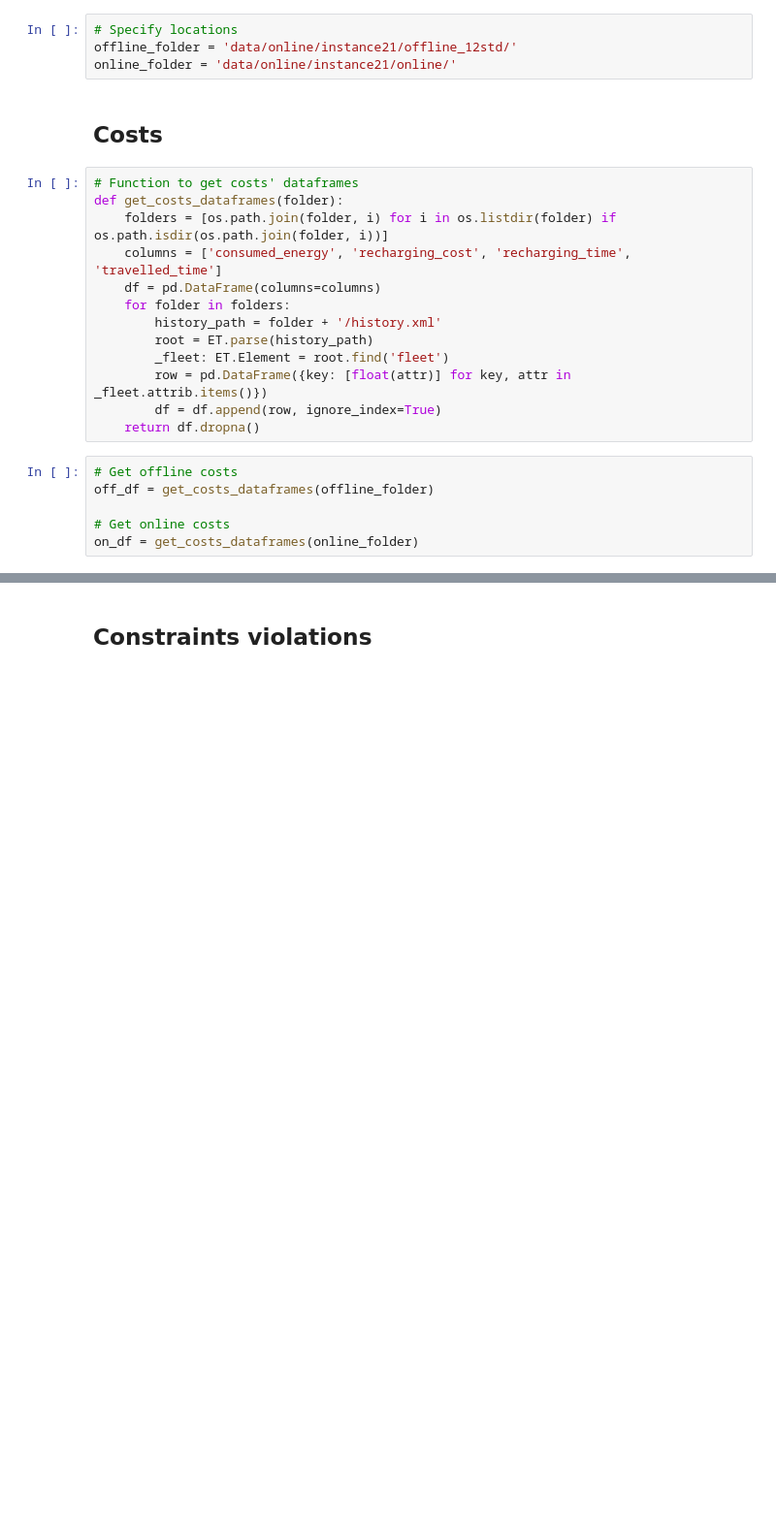
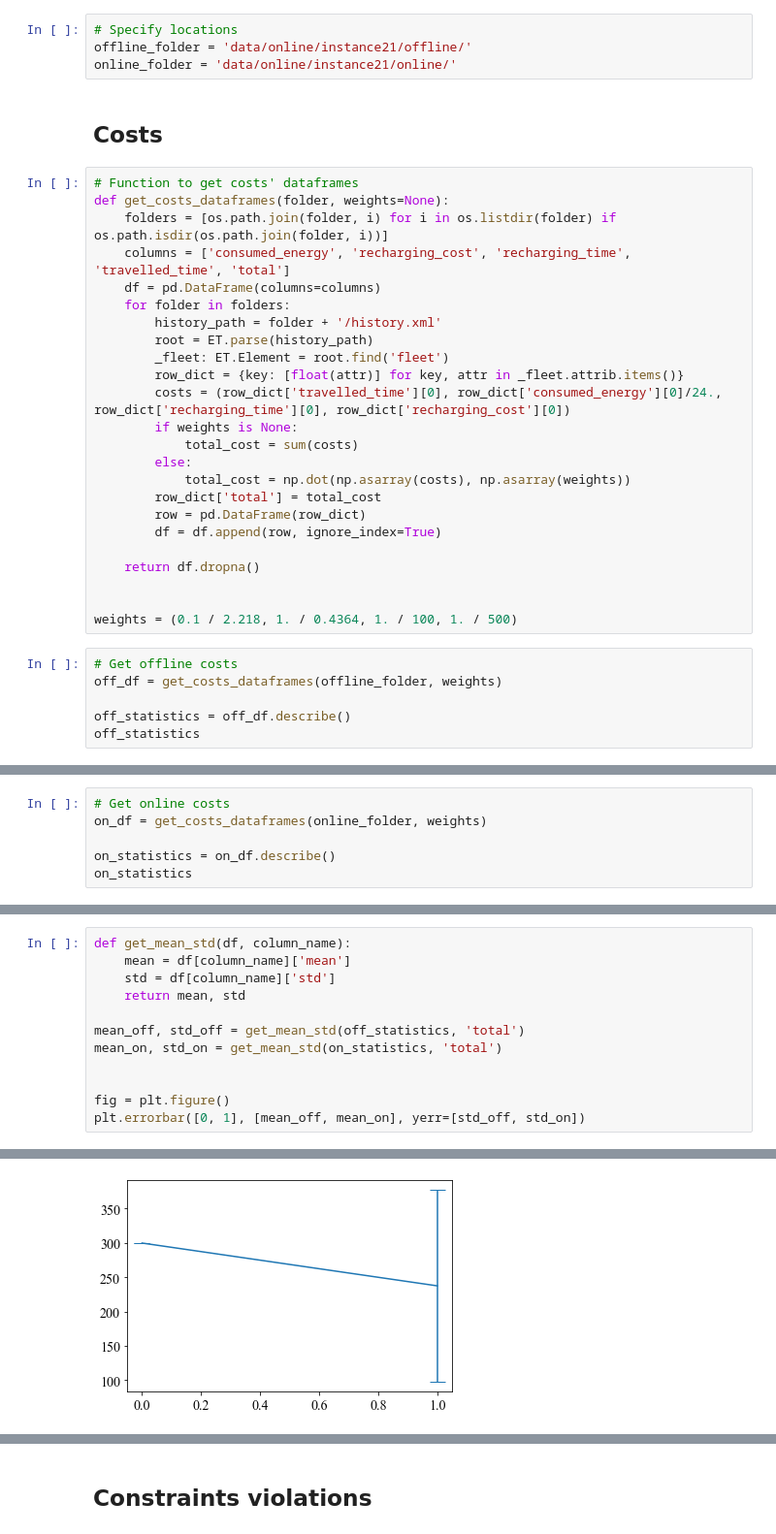
Before and after one commit to jpfutalef/DynamicStochasticElectricVRP, a Jupyter notebook: notebooks/OnlineResults.ipynb, the cells around one changed output, grey strips where cells are left out. Shown at 97% size. Cells and saved outputs as stored; diff of their text form; blank space fills up the shorter version.

Commit message:
Include data of instance21

```diff
--- a/notebooks/OnlineResults.ipynb
+++ b/notebooks/OnlineResults.ipynb
@@ -150,26 +150,37 @@ nopt1_df
 ## Online folder locations
 # %%
 # Specify locations
-offline_folder = 'data/online/instance21/offline_12std/'
+offline_folder = 'data/online/instance21/offline/'
 online_folder = 'data/online/instance21/online/'
 # %% [markdown]
 ## Costs
 # %%
 # Function to get costs' dataframes
-def get_costs_dataframes(folder):
+def get_costs_dataframes(folder, weights=None):
     folders = [os.path.join(folder, i) for i in os.listdir(folder) if os.path.isdir(os.path.join(folder, i))]
-    columns = ['consumed_energy', 'recharging_cost', 'recharging_time', 'travelled_time']
+    columns = ['consumed_energy', 'recharging_cost', 'recharging_time', 'travelled_time', 'total']
     df = pd.DataFrame(columns=columns)
     for folder in folders:
         history_path = folder + '/history.xml'
         root = ET.parse(history_path)
         _fleet: ET.Element = root.find('fleet')
-        row = pd.DataFrame({key: [float(attr)] for key, attr in _fleet.attrib.items()})
+        row_dict = {key: [float(attr)] for key, attr in _fleet.attrib.items()}
+        costs = (row_dict['travelled_time'][0], row_dict['consumed_energy'][0]/24., row_dict['recharging_time'][0], row_dict['recharging_cost'][0])
+        if weights is None:
+            total_cost = sum(costs)
+        else:
+            total_cost = np.dot(np.asarray(costs), np.asarray(weights))
+        row_dict['total'] = total_cost
+        row = pd.DataFrame(row_dict)
         df = df.append(row, ignore_index=True)
+
     return df.dropna()
+
+
+weights = (0.1 / 2.218, 1. / 0.4364, 1. / 100, 1. / 500)
 # %%
 # Get offline costs
-off_df = get_costs_dataframes(offline_folder)
+off_df = get_costs_dataframes(offline_folder, weights)
 
-# Get online costs
-on_df = get_costs_dataframes(online_folder)
+off_statistics = off_df.describe()
+off_statistics
@@ -201,0 +197,6 @@ on_statistics
+# %%
+# Get online costs
+on_df = get_costs_dataframes(online_folder, weights)
+
+on_statistics = on_df.describe()
+on_statistics
@@ -201,0 +213,13 @@ on_statistics
+# %%
+def get_mean_std(df, column_name):
+    mean = df[column_name]['mean']
+    std = df[column_name]['std']
+    return mean, std
+
+mean_off, std_off = get_mean_std(off_statistics, 'total')
+mean_on, std_on = get_mean_std(on_statistics, 'total')
+
+
+fig = plt.figure()
+plt.errorbar([0, 1], [mean_off, mean_on], yerr=[std_off, std_on])
+# %% [output]
@@ -201,0 +227 @@ on_statistics
+[figure, added]
```
Also changed, not shown: parts of 8 cells of this notebook, 5 other files.
